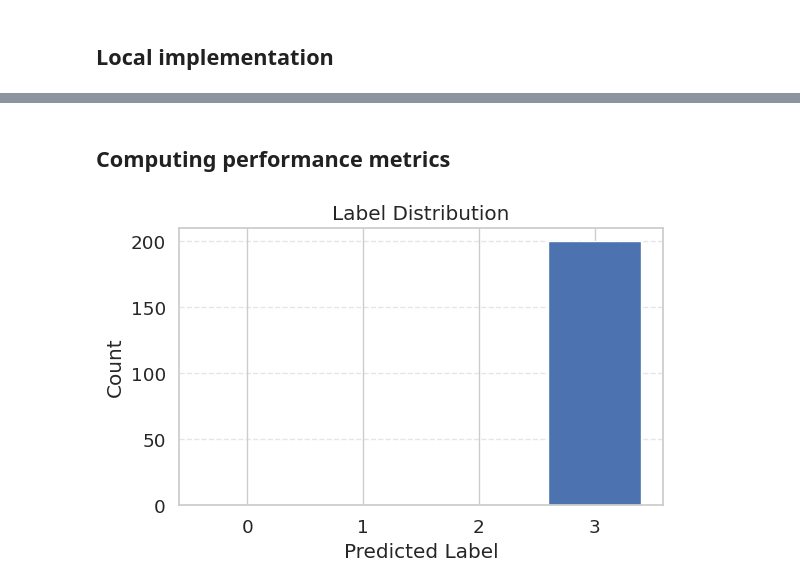
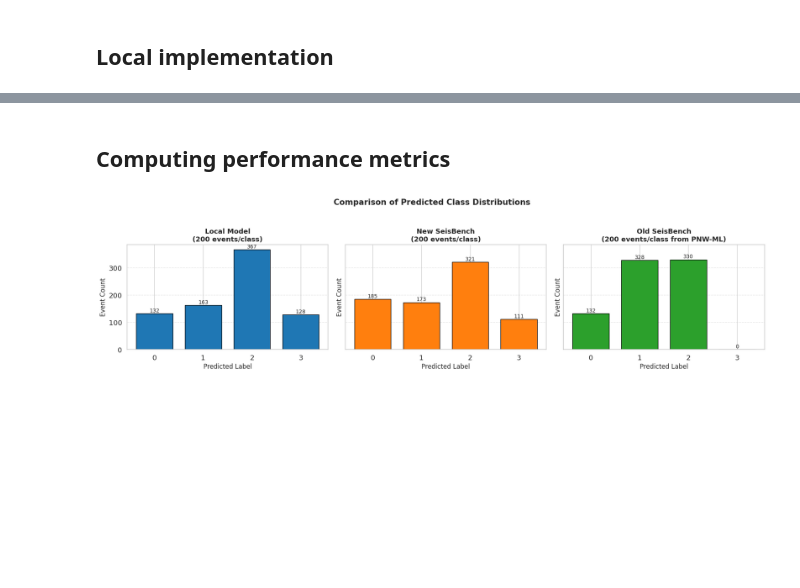
Before and after one commit to Akashkharita/PNW_Seismic_Event_Classification, a Jupyter notebook: deep_learning/comparing_with_seisbench_new.ipynb, the cells around one changed output, grey strips where cells are left out. Drawn from its saved outputs; the diff is of its cells as text; code cells hidden in the pictures; blank space fills up the shorter version.

```diff
--- a/deep_learning/comparing_with_seisbench_new.ipynb
+++ b/deep_learning/comparing_with_seisbench_new.ipynb
@@ -1307,10 +1338,10 @@ model.eval()
 # Storage
 local_probs_new = []
 local_event_ids_new = []
-local_source_labels_new = []
+local_source_labels = []
 # Constants
-pre_event_duration = 10
-post_event_duration = 90
+pre_event_duration = 50
+post_event_duration = 100
 sample_rate = 50
 num_samples = 5000
 n_channels = 3
@@ -1330,13 +1361,20 @@ for _, event in tqdm(combined_df.iterrows(), total=len(combined_df), desc="Proce
         event_id = event["event_id"]
         starttime = obspy.UTCDateTime(event["trace_start_time"])
 
+        if event['source_type'] == 'surface event':
+            pre_event_duration = 60
+            post_event_duration = 160
+        else:
+            pre_event_duration = 40
+            post_event_duration = 140
+
         # Download waveform
         stream = client.get_waveforms(
             network=network,
             station=station,
             location=location,
             channel=f"{channel}?",
-            starttime=starttime - pre_event_duration,
+            starttime=starttime + pre_event_duration,
             endtime=starttime + post_event_duration
         )
 
@@ -1346,7 +1384,7 @@ for _, event in tqdm(combined_df.iterrows(), total=len(combined_df), desc="Proce
         stream.resample(sample_rate)
 
         # event data
-        event_data = np.array(s)
+        event_data = np.array(stream)
 
         # tapering before filtering
         taper = signal.windows.tukey(event_data.shape[-1], alpha=taper_alpha)
@@ -1364,7 +1402,7 @@ for _, event in tqdm(combined_df.iterrows(), total=len(combined_df), desc="Proce
         num_samples = int(filtered_data.shape[1] * fs / 50)  # Resample to target `fs`
         resampled_data = np.array([signal.resample(row, num_samples) for row in filtered_data])
 
-        resampled_data = resampled_data[:,0:5000]
+        resampled_data = resampled_data[:,:5000]
         resampled_data = resampled_data.reshape(1,3, 5000)
 
         mmax = np.std(np.abs(resampled_data[0]))
@@ -1382,6 +1420,7 @@ for _, event in tqdm(combined_df.iterrows(), total=len(combined_df), desc="Proce
         # Store results
         local_probs_new.append(probs.cpu())
         local_event_ids_new.append(event_id)
+        local_source_labels.append(event['source_type'])
 
     except Exception as e:
         print(f"Failed to process event {event.get('event_id', 'unknown')}: {e}")
@@ -1389,21 +1439,41 @@ for _, event in tqdm(combined_df.iterrows(), total=len(combined_df), desc="Proce
-# %% [markdown]
-## Computing performance metrics
+# %% [markdown]
+## Computing performance metrics
 # %%
-# Your list of tensors
-probs_list = local_probs_new
+def plot_prediction_histogram(probs_list, title, ax, color):
+    # Get predicted labels
+    labels = [torch.argmax(tensor).item() for tensor in probs_list]
 
-# Step 1: Get predicted labels
-labels_local = [torch.argmax(tensor).item() for tensor in probs_list]
+    # Plot histogram
+    counts, bins, patches = ax.hist(labels, bins=range(5), align='left', rwidth=0.75, color=color, edgecolor='black')
 
-# Step 2: Plot histogram
-plt.figure(figsize=(6, 4))
-plt.hist(labels_local, bins=range(5), align='left', rwidth=0.8)
-plt.xlabel("Predicted Label")
-plt.ylabel("Count")
-plt.title("Label Distribution")
-plt.xticks(range(4))  # Assuming labels are in range [0, 3]
-plt.grid(axis='y', linestyle='--', alpha=0.5)
-plt.tight_layout()
+    # Axis styling
+    ax.set_xticks(range(4))
+    ax.set_xlabel("Predicted Label", fontsize=12)
+    ax.set_ylabel("Event Count", fontsize=12)
+    ax.set_title(title, fontsize=13, fontweight='bold')
+    ax.grid(axis='y', linestyle='--', alpha=0.5)
+
+    # Add counts on top of bars
+    for i, count in enumerate(counts):
+        ax.text(i, count + 1, int(count), ha='center', va='bottom', fontsize=10)
+
+# Create subplots
+fig, axes = plt.subplots(1, 3, figsize=(18, 5), sharey=True)
+
+plot_prediction_histogram(local_probs_new,
+                          "Local Model\n(200 events/class)",
+                          axes[0], color='#1f77b4')
+
+plot_prediction_histogram(seisbench_probs_new,
+                          "New SeisBench\n(200 events/class)",
+                          axes[1], color='#ff7f0e')
+
+plot_prediction_histogram(seisbench_probs,
+                          "Old SeisBench\n(200 events/class from PNW-ML)",
+                          axes[2], color='#2ca02c')
+
+plt.suptitle("Comparison of Predicted Class Distributions", fontsize=15, fontweight='bold')
+plt.tight_layout(rect=[0, 0.03, 1, 0.95])
 plt.show()
 # %% [output]
-[figure, old version]
+[figure, new version]
```
Also changed, not shown: parts of 18 cells of this notebook.
